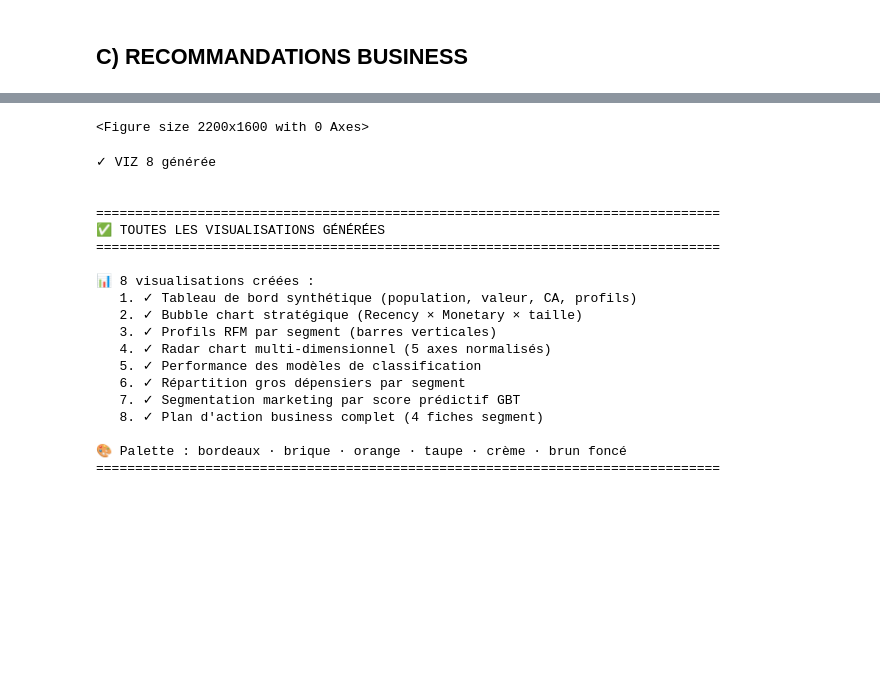
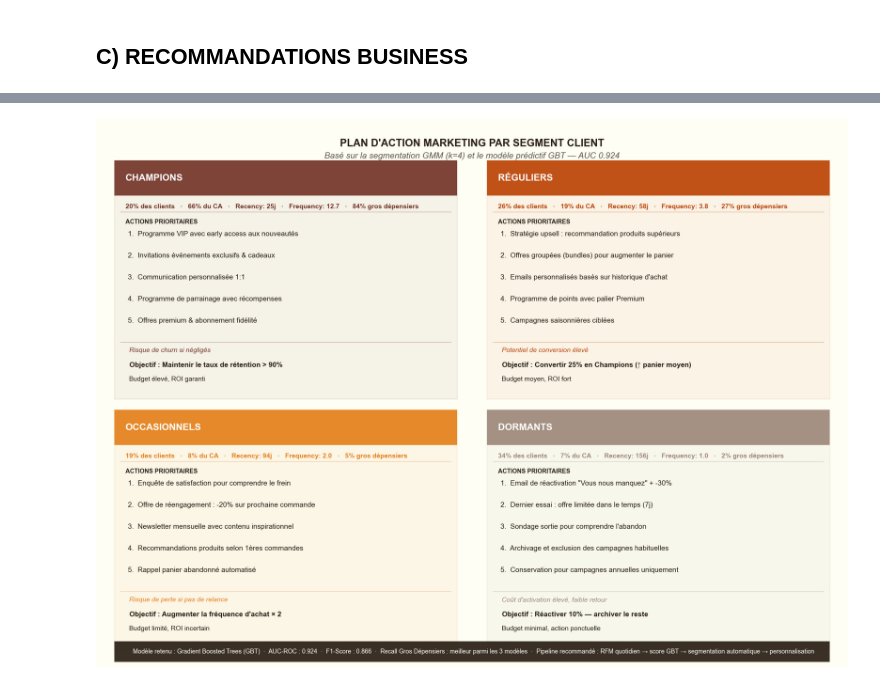
Before and after one commit to EdLac/spark-ecommerce, a Jupyter notebook: notebooks/ProjetFinal.ipynb, the cells around one changed output, grey strips where cells are left out. Cells and saved outputs as stored; diff of their text form; code cells hidden in the pictures; blank space fills up the shorter version.

Commit message:
modif visu plan d'action market

```diff
--- a/notebooks/ProjetFinal.ipynb
+++ b/notebooks/ProjetFinal.ipynb
@@ -2548,7 +2537,6 @@ print(f"   RFM quotidien → API GBT → Personnalisation → Automatisation")
 reco_data = {
     'Champions': {
         'couleur':    PALETTE['Champions'],
-        'emoji':      '🏆',
         'kpi':        ['20% des clients', '66% du CA', 'Recency: 25j', 'Frequency: 12.7', '84% gros dépensiers'],
         'risque':     'Risque de churn si négligés',
         'actions':    [
@@ -2563,7 +2551,6 @@ reco_data = {
     },
     'Réguliers': {
         'couleur':    PALETTE['Réguliers'],
-        'emoji':      '🔄',
         'kpi':        ['26% des clients', '19% du CA', 'Recency: 58j', 'Frequency: 3.8', '27% gros dépensiers'],
         'risque':     'Potentiel de conversion élevé',
         'actions':    [
@@ -2578,7 +2565,6 @@ reco_data = {
     },
     'Occasionnels': {
         'couleur':    PALETTE['Occasionnels'],
-        'emoji':      '🔍',
         'kpi':        ['19% des clients', '8% du CA', 'Recency: 94j', 'Frequency: 2.0', '5% gros dépensiers'],
         'risque':     'Risque de perte si pas de relance',
         'actions':    [
@@ -2593,7 +2579,6 @@ reco_data = {
     },
     'Dormants': {
         'couleur':    PALETTE['Dormants'],
-        'emoji':      '💤',
         'kpi':        ['34% des clients', '7% du CA', 'Recency: 156j', 'Frequency: 1.0', '2% gros dépensiers'],
         'risque':     'Coût d\'activation élevé, faible retour',
         'actions':    [
@@ -2610,12 +2595,14 @@ reco_data = {
 
 # ── Construction du graphique ───────────────────────────────────────────────────
 fig = plt.figure(figsize=(22, 16), facecolor=PALETTE['background'])
+ax = fig.add_axes([0, 0, 1, 1])  # AXE FANTÔME
+ax.axis('off')
 
 # Titre principal
 fig.text(0.5, 0.97, 'PLAN D\'ACTION MARKETING PAR SEGMENT CLIENT',
-         ha='center', va='top', fontsize=20, weight='bold', color=PALETTE['dark_bg'])
+         ha='center', va='top', fontsize=22, weight='bold', color=PALETTE['dark_bg'])
 fig.text(0.5, 0.945, 'Basé sur la segmentation GMM (k=4) et le modèle prédictif GBT — AUC 0.924',
-         ha='center', va='top', fontsize=11, style='italic', color=PALETTE['text'], alpha=0.75)
+         ha='center', va='top', fontsize=18, style='italic', color=PALETTE['text'], alpha=0.75)
 
 segments_ordre = ['Champions', 'Réguliers', 'Occasionnels', 'Dormants']
 n_seg = len(segments_ordre)
@@ -2648,15 +2635,15 @@ for idx, nom in enumerate(segments_ordre):
 
     # Titre du segment
     fig.text(x_card + 0.015, y_card + h_card - 0.033,
-             f"{d['emoji']}  {nom.upper()}",
-             ha='left', va='center', fontsize=14, weight='bold', color='white',
+             f"{nom.upper()}",
+             ha='left', va='center', fontsize=20, weight='bold', color='white',
              transform=fig.transFigure)
 
     # KPIs (ligne de métriques clés)
     kpi_str = '   ·   '.join(d['kpi'])
     fig.text(x_card + 0.015, y_card + h_card - 0.080,
              kpi_str,
-             ha='left', va='top', fontsize=8.5, color=col, weight='bold',
+             ha='left', va='top', fontsize=14, color=col, weight='bold',
              transform=fig.transFigure)
 
     # Séparateur
@@ -2669,13 +2656,13 @@ for idx, nom in enumerate(segments_ordre):
     # Actions (liste numérotée)
     fig.text(x_card + 0.015, y_card + h_card - 0.108,
              'ACTIONS PRIORITAIRES', ha='left', va='top',
-             fontsize=9, weight='bold', color=PALETTE['dark_bg'],
+             fontsize=13, weight='bold', color=PALETTE['dark_bg'],
              transform=fig.transFigure)
 
     for i, action in enumerate(d['actions']):
         fig.text(x_card + 0.018, y_card + h_card - 0.130 - i * 0.040,
                  f"{i+1}.  {action}",
-                 ha='left', va='top', fontsize=8.8, color=PALETTE['text'],
+                 ha='left', va='top', fontsize=15, color=PALETTE['text'],
                  transform=fig.transFigure)
 
     # Séparateur bas
@@ -2684,78 +2671,39 @@ for idx, nom in enumerate(segments_ordre):
                         transform=fig.transFigure, figure=fig,
                         color=col, linewidth=1, alpha=0.4)
     fig.add_artist(line2)
 
     # Risque / note
     fig.text(x_card + 0.015, y_card + 0.095,
-             f"⚠  {d['risque']}",
-             ha='left', va='top', fontsize=8.5, color=col, style='italic',
+             f"  {d['risque']}",
+             ha='left', va='top', fontsize=14, color=col, style='italic',
              transform=fig.transFigure)
 
     # Objectif
     fig.text(x_card + 0.015, y_card + 0.068,
-             f"🎯  Objectif : {d['objectif']}",
-             ha='left', va='top', fontsize=8.8, weight='bold', color=PALETTE['dark_bg'],
+             f"  Objectif : {d['objectif']}",
+             ha='left', va='top', fontsize=15, weight='bold', color=PALETTE['dark_bg'],
              transform=fig.transFigure)
 
     # Budget relatif
     fig.text(x_card + 0.015, y_card + 0.042,
-             f"💰  {d['budget_rel']}",
-             ha='left', va='top', fontsize=8.5, color=PALETTE['text'],
+             f"  {d['budget_rel']}",
+             ha='left', va='top', fontsize=14, color=PALETTE['text'],
              transform=fig.transFigure)
 
 # ── Bande de synthèse en bas ────────────────────────────────────────────────────
 synth_bg = plt.Rectangle((0.02, 0.005), 0.96, 0.038,
                            transform=fig.transFigure, figure=fig,
                            facecolor=PALETTE['dark_bg'], alpha=0.92, edgecolor='none')
 fig.add_artist(synth_bg)
 
 fig.text(0.5, 0.024,
-         '🤖  Modèle retenu : Gradient Boosted Trees (GBT)  ·  '
+         '  Modèle retenu : Gradient Boosted Trees (GBT)  ·  '
          'AUC-ROC : 0.924  ·  F1-Score : 0.866  ·  Recall Gros Dépensiers : meilleur parmi les 3 modèles  ·  '
          'Pipeline recommandé : RFM quotidien → score GBT → segmentation automatique → personnalisation',
-         ha='center', va='center', fontsize=8.8, color='white',
+         ha='center', va='center', fontsize=13, color='white',
          transform=fig.transFigure)
 
 
 plt.show()
-print("✓ VIZ 8 générée\n")
-
-# ================================================================================
-# RÉSUMÉ FINAL
-# ================================================================================
-
-print("\n" + "=" * 80)
-print("✅ TOUTES LES VISUALISATIONS GÉNÉRÉES")
-print("=" * 80)
-print("\n📊 8 visualisations créées :")
-print("   1. ✓ Tableau de bord synthétique (population, valeur, CA, profils)")
-print("   2. ✓ Bubble chart stratégique (Recency × Monetary × taille)")
-print("   3. ✓ Profils RFM par segment (barres verticales)")
-print("   4. ✓ Radar chart multi-dimensionnel (5 axes normalisés)")
-print("   5. ✓ Performance des modèles de classification")
-print("   6. ✓ Répartition gros dépensiers par segment")
-print("   7. ✓ Segmentation marketing par score prédictif GBT")
-print("   8. ✓ Plan d'action business complet (4 fiches segment)")
-print("\n🎨 Palette : bordeaux · brique · orange · taupe · crème · brun foncé")
-print("=" * 80)
 # %% [output]
-<Figure size 2200x1600 with 0 Axes>
-✓ VIZ 8 générée
-
-
-================================================================================
-✅ TOUTES LES VISUALISATIONS GÉNÉRÉES
-================================================================================
-
-📊 8 visualisations créées :
-   1. ✓ Tableau de bord synthétique (population, valeur, CA, profils)
-   2. ✓ Bubble chart stratégique (Recency × Monetary × taille)
-   3. ✓ Profils RFM par segment (barres verticales)
-   4. ✓ Radar chart multi-dimensionnel (5 axes normalisés)
-   5. ✓ Performance des modèles de classification
-   6. ✓ Répartition gros dépensiers par segment
-   7. ✓ Segmentation marketing par score prédictif GBT
-   8. ✓ Plan d'action business complet (4 fiches segment)
-
-🎨 Palette : bordeaux · brique · orange · taupe · crème · brun foncé
-================================================================================
+[figure, added]
```
Also changed, not shown: parts of 52 cells of this notebook.
